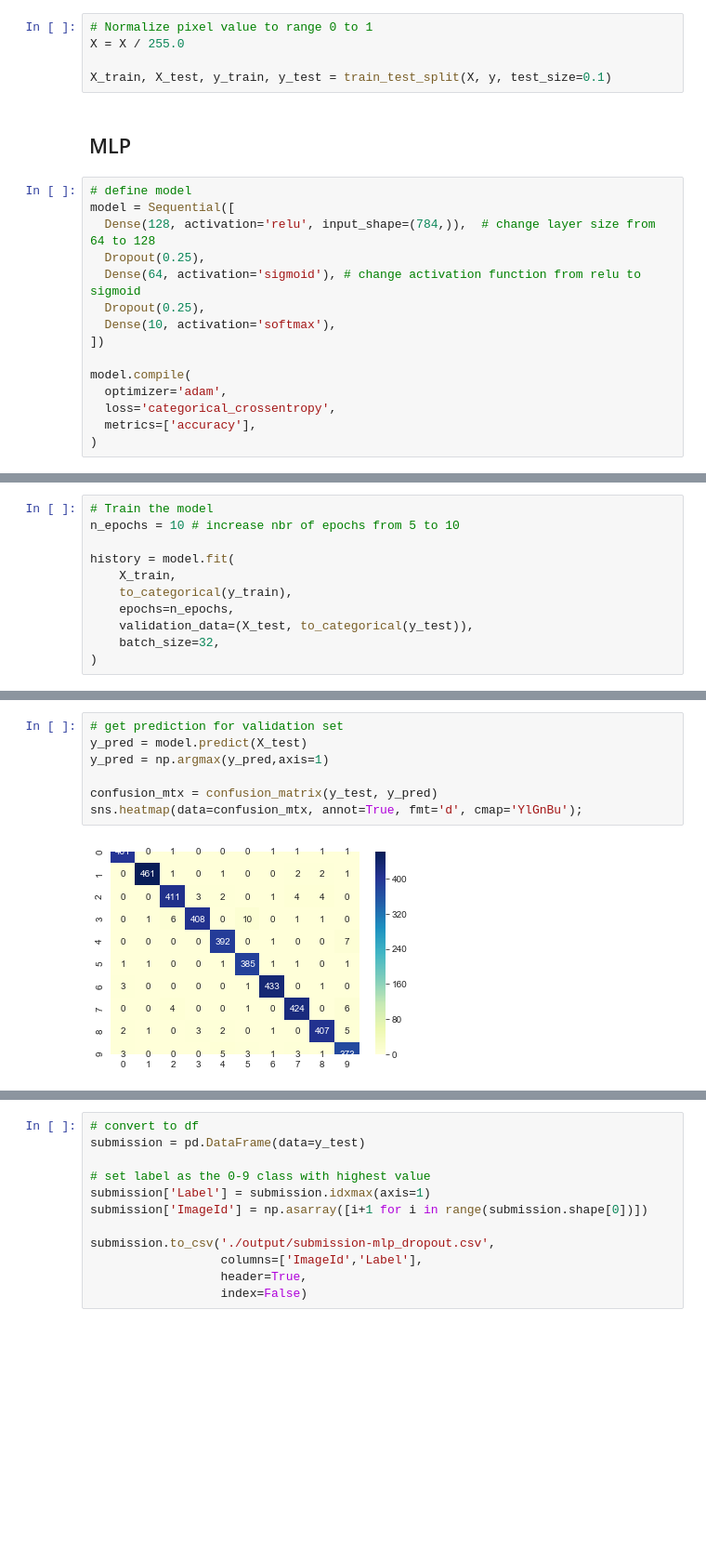
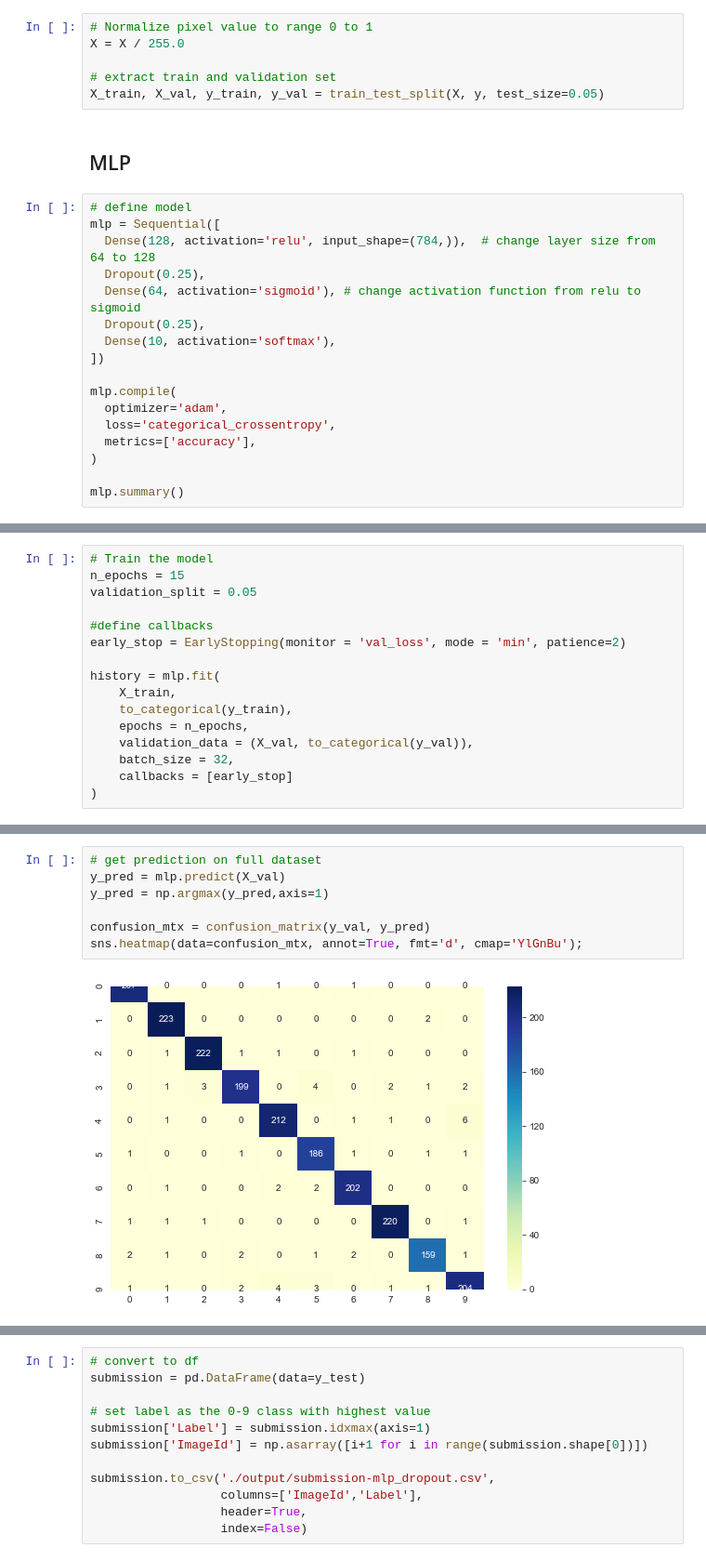
Before and after one commit to cedric-bertrand/DS-py, a Jupyter notebook: NN/mnist/mnist-nn.ipynb, the cells around one changed output, grey strips where cells are left out. Shown: that part at 93% size. Cells and saved outputs as stored; diff of their text form; blank space fills up the shorter version.

Commit message:
add early stop callback

```diff
--- a/NN/mnist/mnist-nn.ipynb
+++ b/NN/mnist/mnist-nn.ipynb
@@ -71,12 +70,13 @@ for ax in axs.flat:
 # Normalize pixel value to range 0 to 1
 X = X / 255.0
 
-X_train, X_test, y_train, y_test = train_test_split(X, y, test_size=0.1)
+# extract train and validation set
+X_train, X_val, y_train, y_val = train_test_split(X, y, test_size=0.05)
 # %% [markdown]
 ## MLP
 # %%
 # define model
-model = Sequential([
+mlp = Sequential([
   Dense(128, activation='relu', input_shape=(784,)),  # change layer size from 64 to 128
   Dropout(0.25),
   Dense(64, activation='sigmoid'), # change activation function from relu to sigmoid
@@ -84,9 +84,11 @@ model = Sequential([
   Dense(10, activation='softmax'),
 ])
 
-model.compile(
+mlp.compile(
   optimizer='adam',
   loss='categorical_crossentropy',
   metrics=['accuracy'],
 )
+
+mlp.summary()
 # %% [output]
@@ -107,12 +112,17 @@ WARNING:tensorflow:From C:\Users\CEDRIC\Anaconda3\envs\keras-tf\lib\site-package
 # %%
 # Train the model
-n_epochs = 10 # increase nbr of epochs from 5 to 10
+n_epochs = 15
+validation_split = 0.05
 
-history = model.fit(
+#define callbacks
+early_stop = EarlyStopping(monitor = 'val_loss', mode = 'min', patience=2)
+
+history = mlp.fit(
     X_train,
     to_categorical(y_train),
-    epochs=n_epochs,
-    validation_data=(X_test, to_categorical(y_test)),
-    batch_size=32,
+    epochs = n_epochs,
+    validation_data = (X_val, to_categorical(y_val)),
+    batch_size = 32,
+    callbacks = [early_stop]
 )
 # %% [output]
@@ -142,11 +152,11 @@ sns.lineplot(data=df_history[['acc','val_acc']], palette="tab10", linewidth=2.5)
 # %%
-# get prediction for validation set
-y_pred = model.predict(X_test)
+# get prediction on full dataset
+y_pred = mlp.predict(X_val)
 y_pred = np.argmax(y_pred,axis=1)
 
-confusion_mtx = confusion_matrix(y_test, y_pred)
+confusion_mtx = confusion_matrix(y_val, y_pred)
 sns.heatmap(data=confusion_mtx, annot=True, fmt='d', cmap='YlGnBu');
 # %% [output]
-[figure, old version]
+[figure, new version]
 # %%
 # save weights
```
Also changed, not shown: parts of 8 cells of this notebook.
